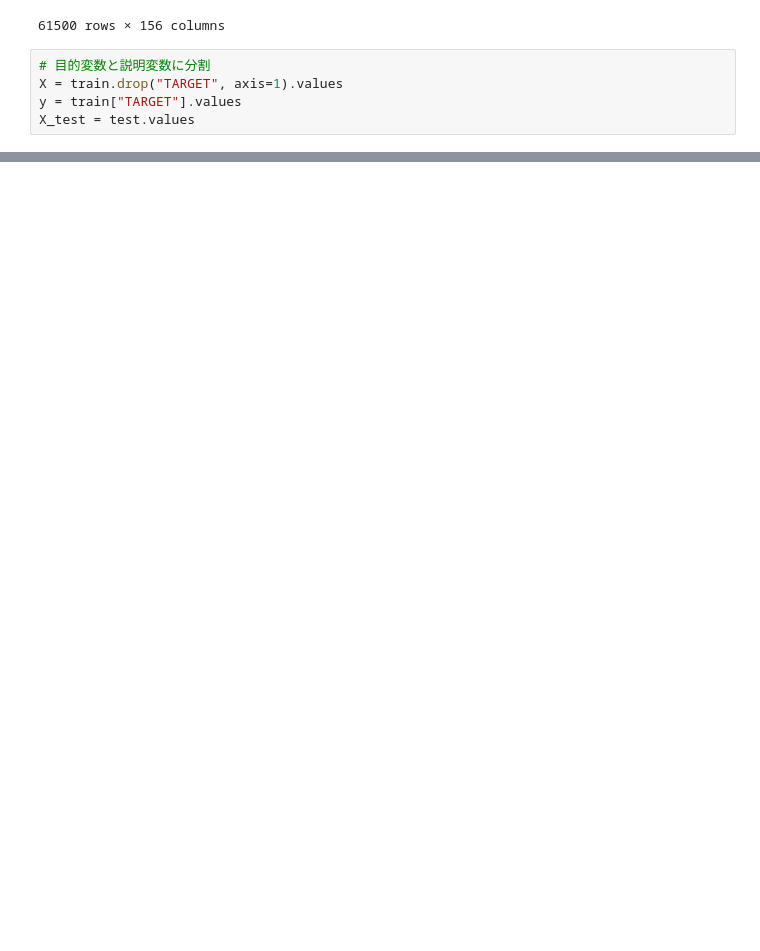
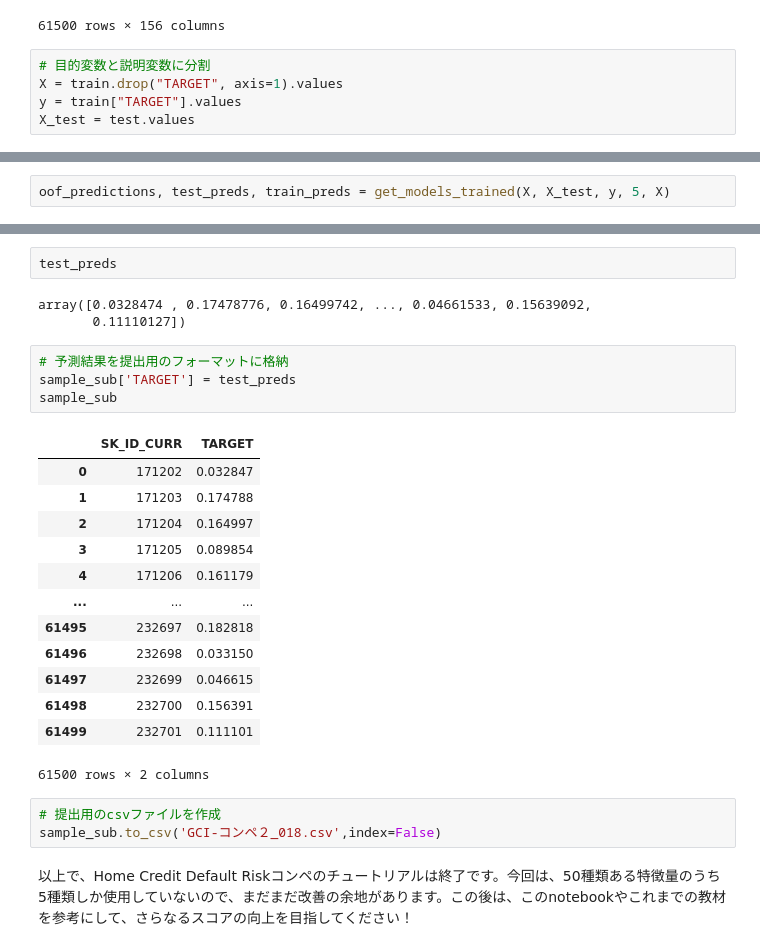
Before and after one commit to hikaru122700/kaggler-, a Jupyter notebook: 018.ipynb, the cells around one changed output, grey strips where cells are left out. Saved outputs shown, nothing was run; the diff lists cells and outputs as text; blank space fills up the shorter version.

```diff
--- a/018.ipynb
+++ b/018.ipynb
@@ -753,0 +801,2 @@ Best trial:
+# %%
+oof_predictions, test_preds, train_preds = get_models_trained(X, X_test, y, 5, X)
@@ -753,0 +821,28 @@ Best trial:
+# %%
+test_preds
+# %% [output]
+array([0.0328474 , 0.17478776, 0.16499742, ..., 0.04661533, 0.15639092,
+       0.11110127])
+# %%
+# 予測結果を提出用のフォーマットに格納
+sample_sub['TARGET'] = test_preds
+sample_sub
+# %% [output]
+|  | SK_ID_CURR | TARGET |
+| 0 | 171202 | 0.032847 |
+| 1 | 171203 | 0.174788 |
+| 2 | 171204 | 0.164997 |
+| 3 | 171205 | 0.089854 |
+| 4 | 171206 | 0.161179 |
+| ... | ... | ... |
+| 61495 | 232697 | 0.182818 |
+| 61496 | 232698 | 0.033150 |
+| 61497 | 232699 | 0.046615 |
+| 61498 | 232700 | 0.156391 |
+| 61499 | 232701 | 0.111101 |
+61500 rows × 2 columns
+# %%
+# 提出用のcsvファイルを作成
+sample_sub.to_csv('GCI-コンペ２_018.csv',index=False)
+# %% [markdown]
+以上で、Home Credit Default Riskコンペのチュートリアルは終了です。今回は、50種類ある特徴量のうち5種類しか使用していないので、まだまだ改善の余地があります。この後は、このnotebookやこれまでの教材を参考にして、さらなるスコアの向上を目指してください！
```
Also changed, not shown: parts of 13 cells of this notebook.
